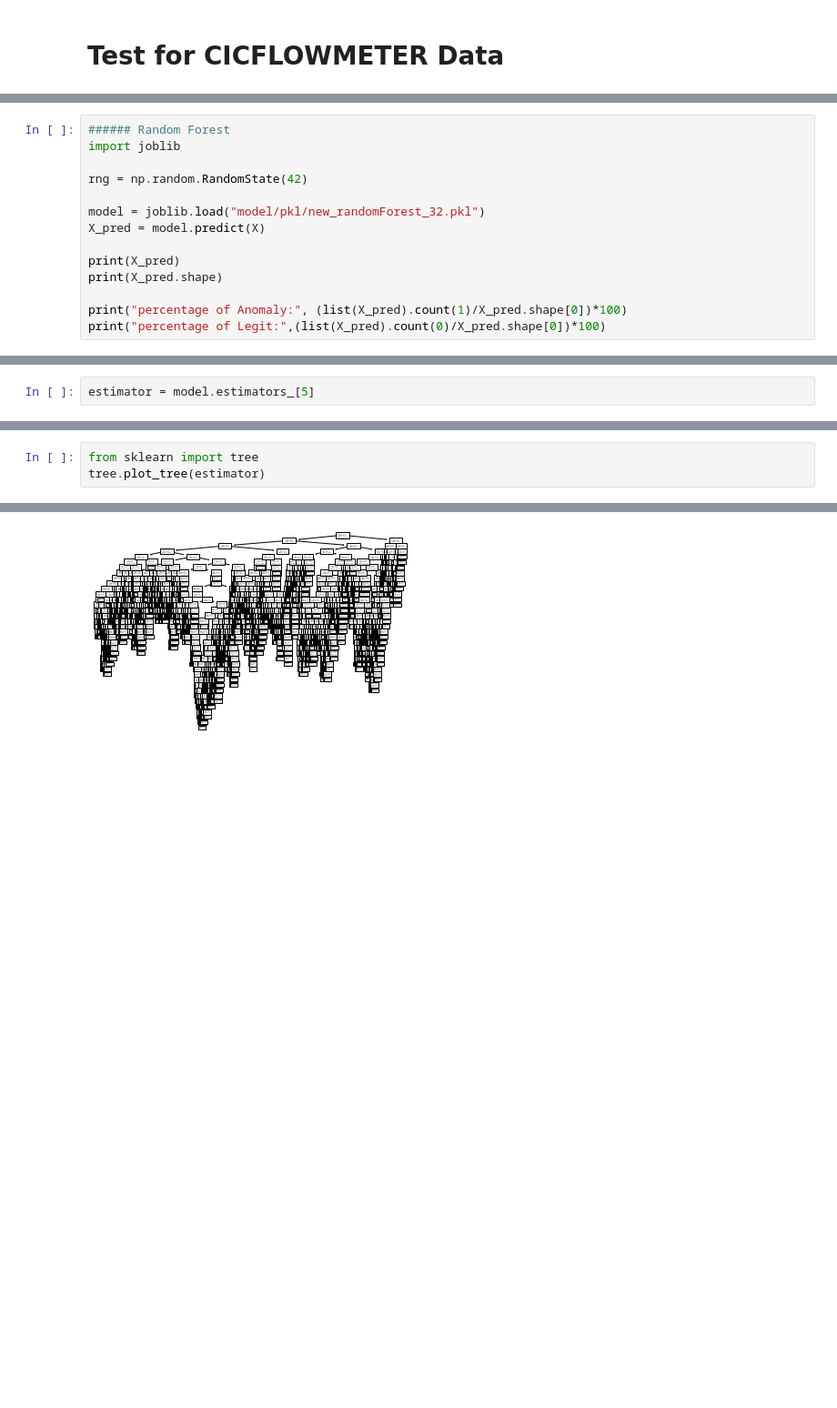
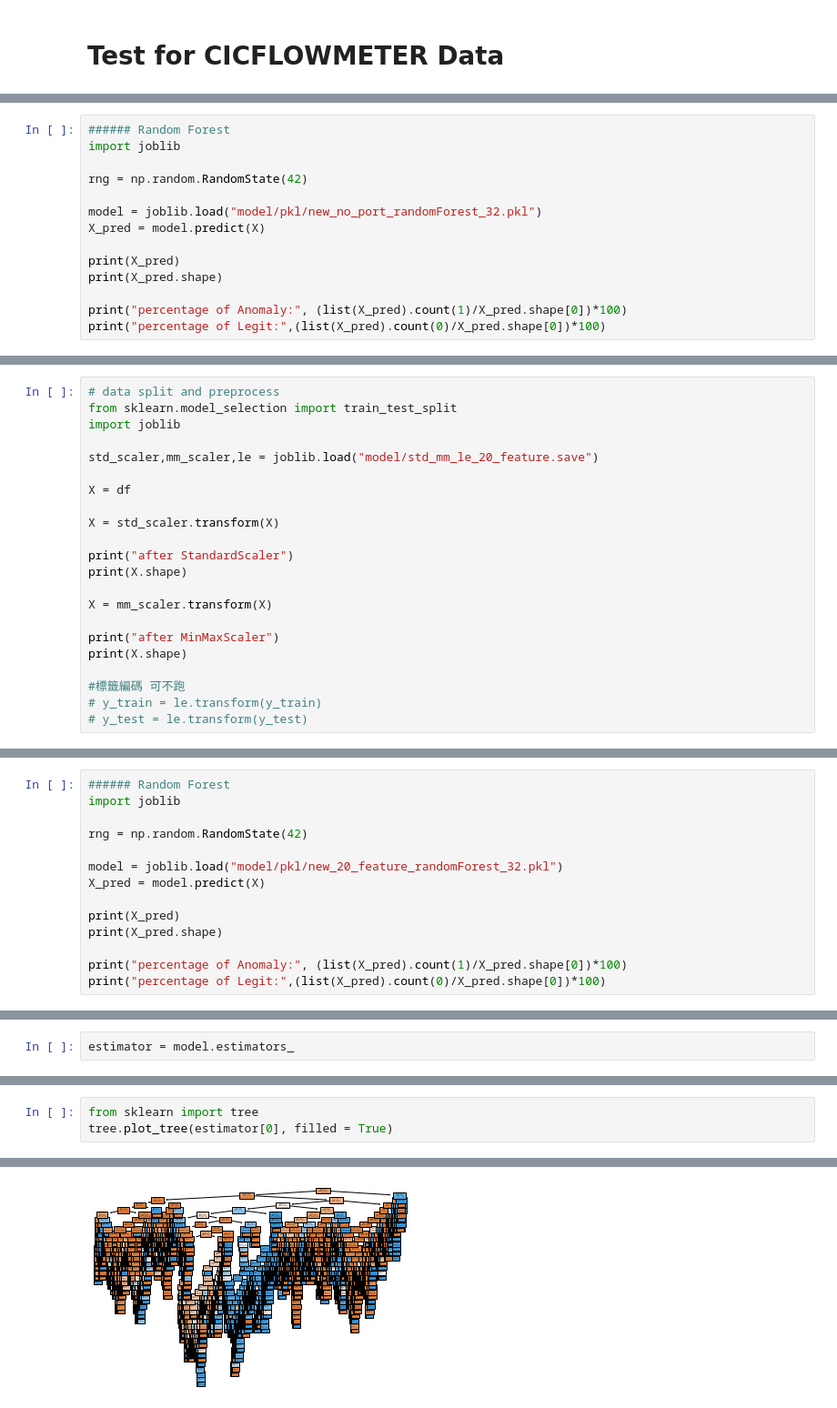
Before and after one commit to 0222826398/AIBOX_model, a Jupyter notebook: formodel.ipynb, the cells around one changed output, grey strips where cells are left out. Shown: that part at 91% size. Drawn from its saved outputs; the diff is of its cells as text; blank space fills up the shorter version.

```diff
--- a/formodel.ipynb
+++ b/formodel.ipynb
@@ -230,7 +217,7 @@ import joblib
 
 rng = np.random.RandomState(42)
 
-model = joblib.load("model/pkl/new_randomForest_32.pkl")
+model = joblib.load("model/pkl/new_no_port_randomForest_32.pkl")
 X_pred = model.predict(X)
 
 print(X_pred)
@@ -258,0 +323,22 @@ percentage of Legit: 100.0
+# %%
+# data split and preprocess
+from sklearn.model_selection import train_test_split
+import joblib
+
+std_scaler,mm_scaler,le = joblib.load("model/std_mm_le_20_feature.save")
+
+X = df
+
+X = std_scaler.transform(X)
+
+print("after StandardScaler")
+print(X.shape)
+
+X = mm_scaler.transform(X)
+
+print("after MinMaxScaler")
+print(X.shape)
+
+#標籤編碼 可不跑
+# y_train = le.transform(y_train)
+# y_test = le.transform(y_test)
@@ -258,0 +362,14 @@ percentage of Legit: 100.0
+# %%
+###### Random Forest
+import joblib
+
+rng = np.random.RandomState(42)
+
+model = joblib.load("model/pkl/new_20_feature_randomForest_32.pkl")
+X_pred = model.predict(X)
+
+print(X_pred)
+print(X_pred.shape)
+
+print("percentage of Anomaly:", (list(X_pred).count(1)/X_pred.shape[0])*100)
+print("percentage of Legit:",(list(X_pred).count(0)/X_pred.shape[0])*100)
@@ -264,2 +400,2 @@ RandomForestClassifier(n_estimators=32,
 # %%
-estimator = model.estimators_[5]
+estimator = model.estimators_
@@ -270,4 +406,4 @@ DecisionTreeClassifier(max_features='auto', random_state=1201263687)
 # %%
 from sklearn import tree
-tree.plot_tree(estimator)
+tree.plot_tree(estimator[0], filled = True)
 # %% [output]
@@ -290,2 +426,2 @@ tree.plot_tree(estimator)
  ...]
-[figure, old version]
+[figure, new version]
```
Also changed, not shown: parts of 22 cells of this notebook.
